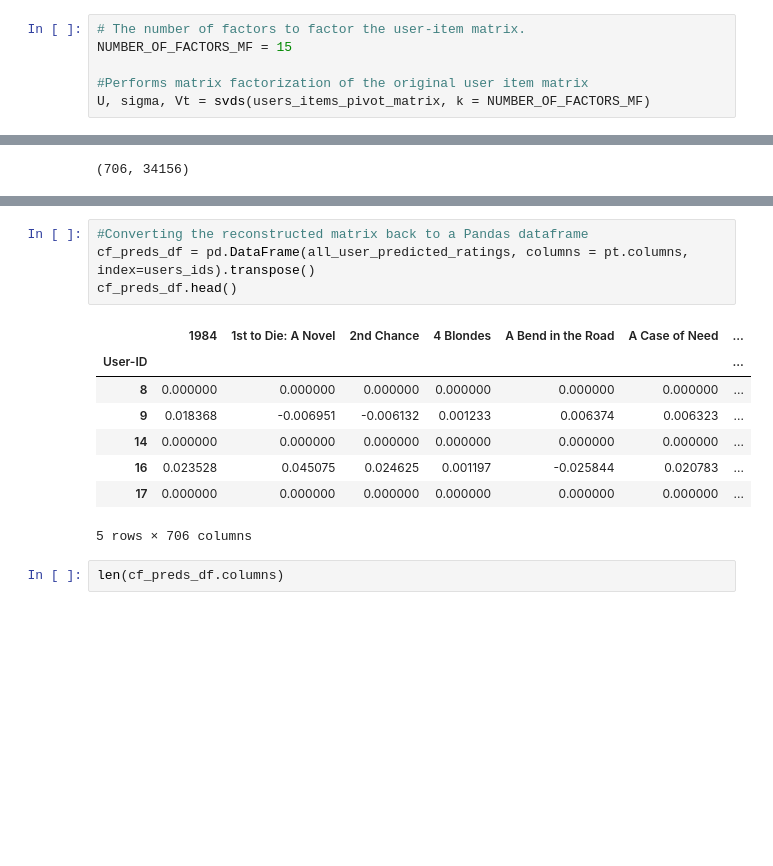
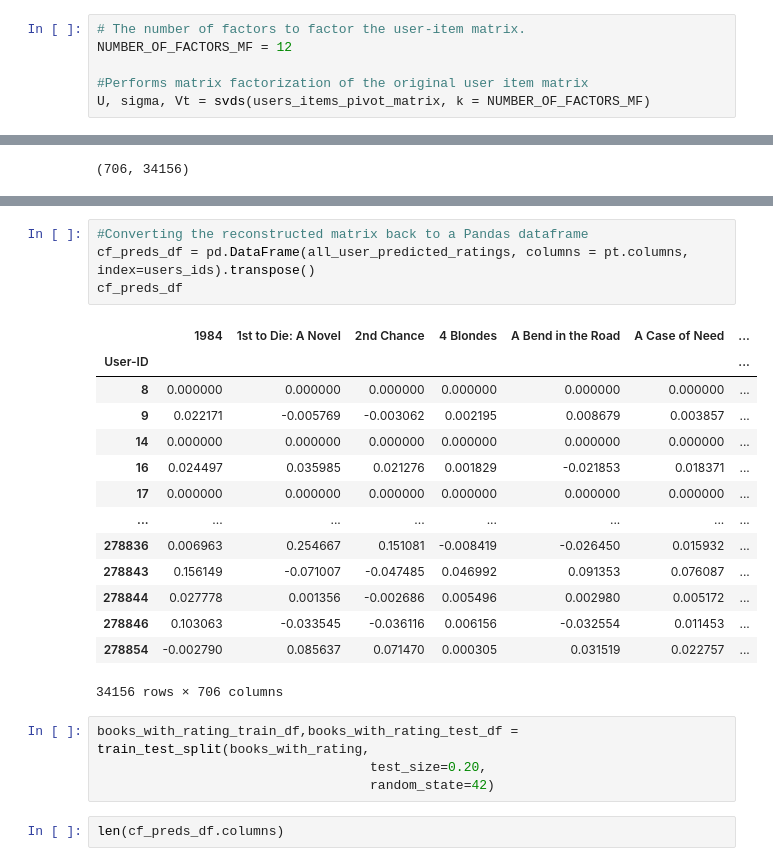
Before and after one commit to amalmon/Book-recommendation-system, a Jupyter notebook: Book_recommendation_system.ipynb, the cells around one changed output, grey strips where cells are left out. Saved outputs shown, nothing was run; the diff lists cells and outputs as text; blank space fills up the shorter version.

```diff
--- a/Book_recommendation_system.ipynb
+++ b/Book_recommendation_system.ipynb
@@ -595,6 +609,6 @@ users_ids[:10]
 # %%
 # The number of factors to factor the user-item matrix.
-NUMBER_OF_FACTORS_MF = 15
+NUMBER_OF_FACTORS_MF = 12
 
 #Performs matrix factorization of the original user item matrix
 U, sigma, Vt = svds(users_items_pivot_matrix, k = NUMBER_OF_FACTORS_MF)
@@ -641,16 +684,26 @@ all_user_predicted_ratings.shape
 # %%
 #Converting the reconstructed matrix back to a Pandas dataframe
 cf_preds_df = pd.DataFrame(all_user_predicted_ratings, columns = pt.columns, index=users_ids).transpose()
-cf_preds_df.head()
+cf_preds_df
 # %% [output]
 |  | 1984 | 1st to Die: A Novel | 2nd Chance | 4 Blondes | A Bend in the Road | A Case of Need | ... |
 | User-ID |  |  |  |  |  |  | ... |
 | 8 | 0.000000 | 0.000000 | 0.000000 | 0.000000 | 0.000000 | 0.000000 | ... |
-| 9 | 0.018368 | -0.006951 | -0.006132 | 0.001233 | 0.006374 | 0.006323 | ... |
+| 9 | 0.022171 | -0.005769 | -0.003062 | 0.002195 | 0.008679 | 0.003857 | ... |
 | 14 | 0.000000 | 0.000000 | 0.000000 | 0.000000 | 0.000000 | 0.000000 | ... |
-| 16 | 0.023528 | 0.045075 | 0.024625 | 0.001197 | -0.025844 | 0.020783 | ... |
+| 16 | 0.024497 | 0.035985 | 0.021276 | 0.001829 | -0.021853 | 0.018371 | ... |
 | 17 | 0.000000 | 0.000000 | 0.000000 | 0.000000 | 0.000000 | 0.000000 | ... |
+| ... | ... | ... | ... | ... | ... | ... | ... |
+| 278836 | 0.006963 | 0.254667 | 0.151081 | -0.008419 | -0.026450 | 0.015932 | ... |
+| 278843 | 0.156149 | -0.071007 | -0.047485 | 0.046992 | 0.091353 | 0.076087 | ... |
+| 278844 | 0.027778 | 0.001356 | -0.002686 | 0.005496 | 0.002980 | 0.005172 | ... |
+| 278846 | 0.103063 | -0.033545 | -0.036116 | 0.006156 | -0.032554 | 0.011453 | ... |
+| 278854 | -0.002790 | 0.085637 | 0.071470 | 0.000305 | 0.031519 | 0.022757 | ... |
-5 rows × 706 columns
+34156 rows × 706 columns
+# %%
+books_with_rating_train_df,books_with_rating_test_df = train_test_split(books_with_rating,
+                                   test_size=0.20,
+                                   random_state=42)
 # %%
 len(cf_preds_df.columns)
 # %% [output]
```
Also changed, not shown: parts of 15 cells of this notebook.
